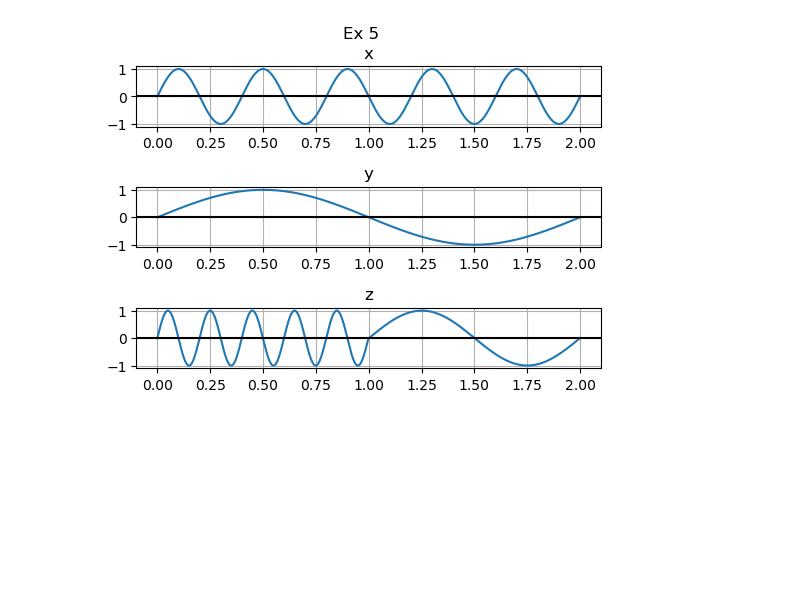
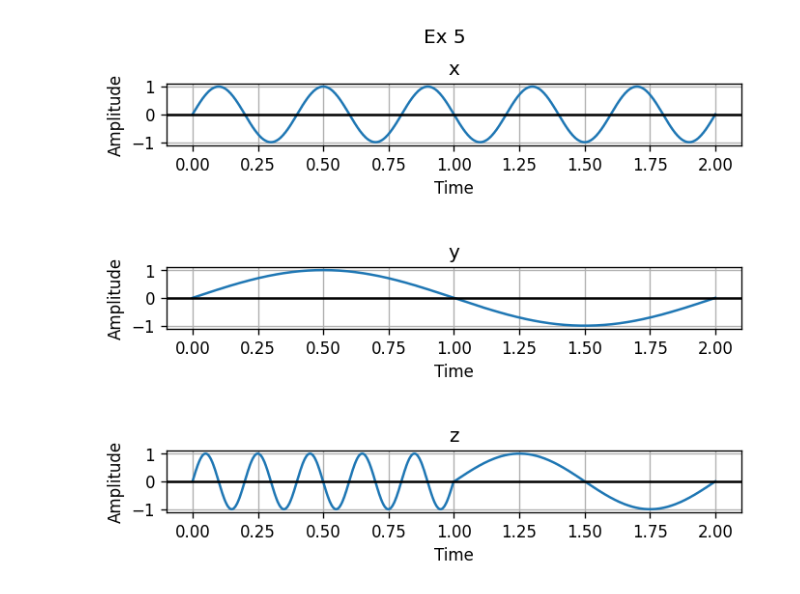
Before and after one commit to lucaion/ProcesareaSemnalelor, a Jupyter notebook: Laborator 2/Lab2 - rezolvari.ipynb, the cells around one changed output. Cells and saved outputs as stored; diff of their text form; code cells hidden in the pictures; blank space fills up the shorter version.

```diff
--- a/Laborator 2/Lab2 - rezolvari.ipynb
+++ b/Laborator 2/Lab2 - rezolvari.ipynb
@@ -80,36 +86,37 @@ plt.subplots_adjust(hspace=1)
 # %%
 #ex5
 
 t = np.linspace(0, 2, 400)
 t2 = np.linspace(0, 2, 800)
 f = 1000
 f2 = 200
 
 x = np.sin(2 * np.pi * f * t)
 y = np.sin(2 * np.pi * f2 * t)
 z = np.concatenate((x, y))
 
-fig, ax = plt.subplots(3, dpi=100)
+fig, ax = plt.subplots(3, dpi=120)
 fig.suptitle("Ex 5")
 ax[0].set_title('x')
 ax[0].plot(t, x)
 ax[1].set_title('y')
 ax[1].plot(t, y)
 ax[2].set_title('z')
 ax[2].plot(t2, z)
 
 for ax in ax.flat:
     ax.axhline(y=0, color='black')
+    ax.set(xlabel="Time", ylabel="Amplitude")
     ax.grid(True)
 
-plt.subplots_adjust(hspace=1)
+plt.subplots_adjust(hspace=2)
 
 plt.show()
 
 fs = 44100
 sd.play(z, fs)
 # %% [output]
-[figure, old version]
+[figure, new version]
 # %%
 #ex6
 
```
Also changed, not shown: parts of 6 cells of this notebook.
